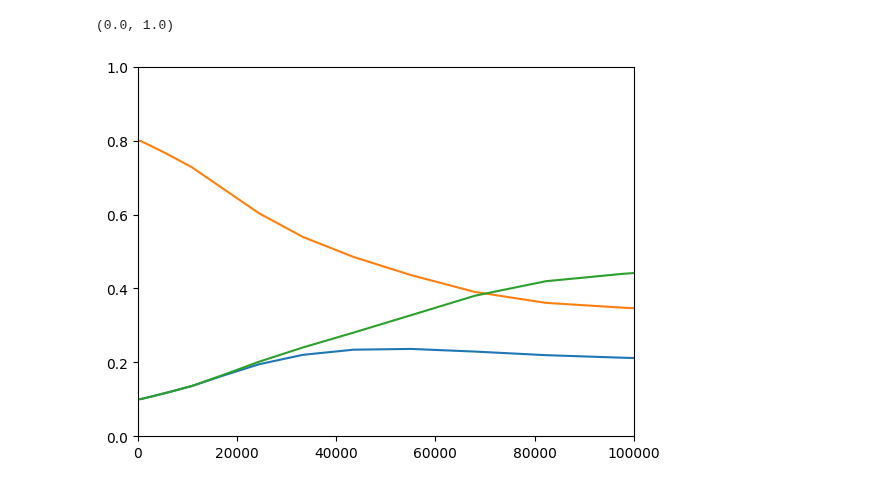
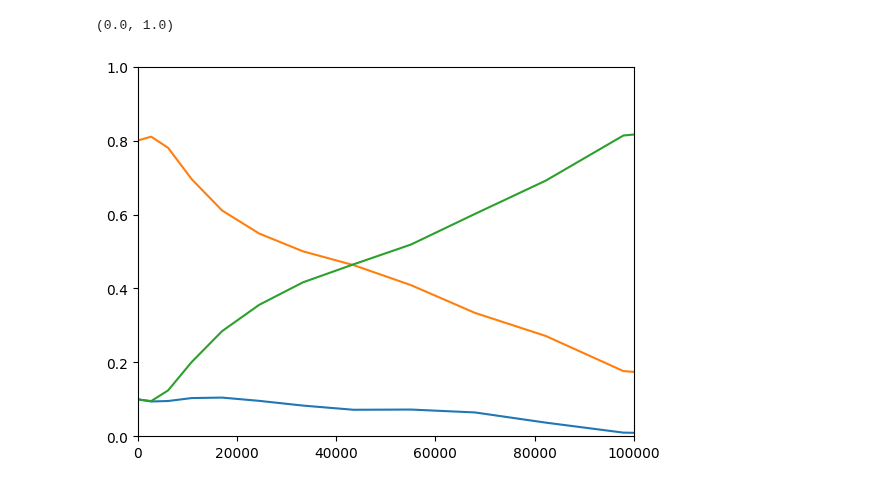
Before and after one commit to Borrdom/diffusionpy, a Jupyter notebook: examples_notebooks/05_ASD_wasser_ethanol.ipynb, the cells around one changed output. Drawn from its saved outputs; the diff is of its cells as text; code cells hidden in the pictures.

```diff
--- a/examples_notebooks/05_ASD_wasser_ethanol.ipynb
+++ b/examples_notebooks/05_ASD_wasser_ethanol.ipynb
@@ -1,6 +1,6 @@
 # %%
 import numpy as np
-from diffusionpy import Diffusion_MS,vpure,dlnai_dlnxi,D_Matrix,Diffusion_MS_iter,origin_like,lngi,time_dep_surface,dlnai_dlnxi_loop
+from diffusionpy import Diffusion_MS,vpure,dlnai_dlnxi,D_Matrix,Diffusion_MS_iter,origin_like,lngi,time_dep_surface,dlnai_dlnxi_loop,massbalancecorrection
 import matplotlib.pyplot as plt
 T=303.15
 p=1E5
@@ -39,11 +39,11 @@ par={"mi":mi,
 "kij":kij,
 "kijA":kijHB,
 "vpure":vpures}
-dlnai_dlnwi_fun=lambda wi: dlnai_dlnxi_loop(T,wi,**par)
+dlnai_dlnwi_fun=lambda wi: massbalancecorrection(dlnai_dlnxi_loop(T,np.ascontiguousarray(wi),**par),wi,wi0,Mi,mobile)
 witB=time_dep_surface(t,wi0,wi8,mobile,taui)
 
 import matplotlib.pyplot as plt
-wt,wtz,zvec,Lt=Diffusion_MS(t,L,Dvec,wi0,wi8,Mi,mobile,swelling=True,full_output=True,witB=witB,nz=3)
+wt,wtz,zvec,Lt=Diffusion_MS(t,L,Dvec,wi0,wi8,Mi,mobile,swelling=True,full_output=True,witB=witB,nz=20)
 plt.plot(t,wt[:,0])
 plt.plot(t,wt[:,1])
 plt.plot(t,wt[:,2]+wt[:,3])
@@ -57,9 +59,9 @@ No implementation of function Function(<built-in function getitem>) found for si
 # %%
 # Dvec=np.asarray([1.00E-06,5.52E-11,5.52E-11,7.42E-7,7.42E-7,1.00E-21]) still problematic
-Dvec=np.asarray([1.00E-06,5.52E-11,5.52E-11,7.42E-7,7.42E-7,1.00E-21])
-taui=np.asarray([15711.02587,14926.92374])
+Dvec=np.asarray([1.00E-06,5.52E-10,5.52E-10,7.42E-7,7.42E-7,1.00E-21])
+taui=np.asarray([5711.02587,4926.92374])
 witB=time_dep_surface(t,wi0,wi8,mobile,taui)
-wt,wtz,zvec,Lt=Diffusion_MS_iter(t,L,Dvec,wi0,wi8,Mi,mobile,swelling=True,full_output=True,dlnai_dlnwi_fun=dlnai_dlnwi_fun,method="weg",maxit=9,witB=witB,nz=3)
+wt,wtz,zvec,Lt=Diffusion_MS_iter(t,L,Dvec,wi0,wi8,Mi,mobile,swelling=True,full_output=True,dlnai_dlnwi_fun=dlnai_dlnwi_fun,method="weg",maxit=9,witB=witB,nz=20)
 plt.plot(t,wt[:,0])
 plt.plot(t,wt[:,1])
 plt.plot(t,wt[:,2]+wt[:,3])
@@ -100,2 +102,2 @@ plt.ylim([0,1])
 (0.0, 1.0)
-[figure, old version]
+[figure, new version]
```
Also changed, not shown: parts of 2 cells of this notebook, 5 other files.
